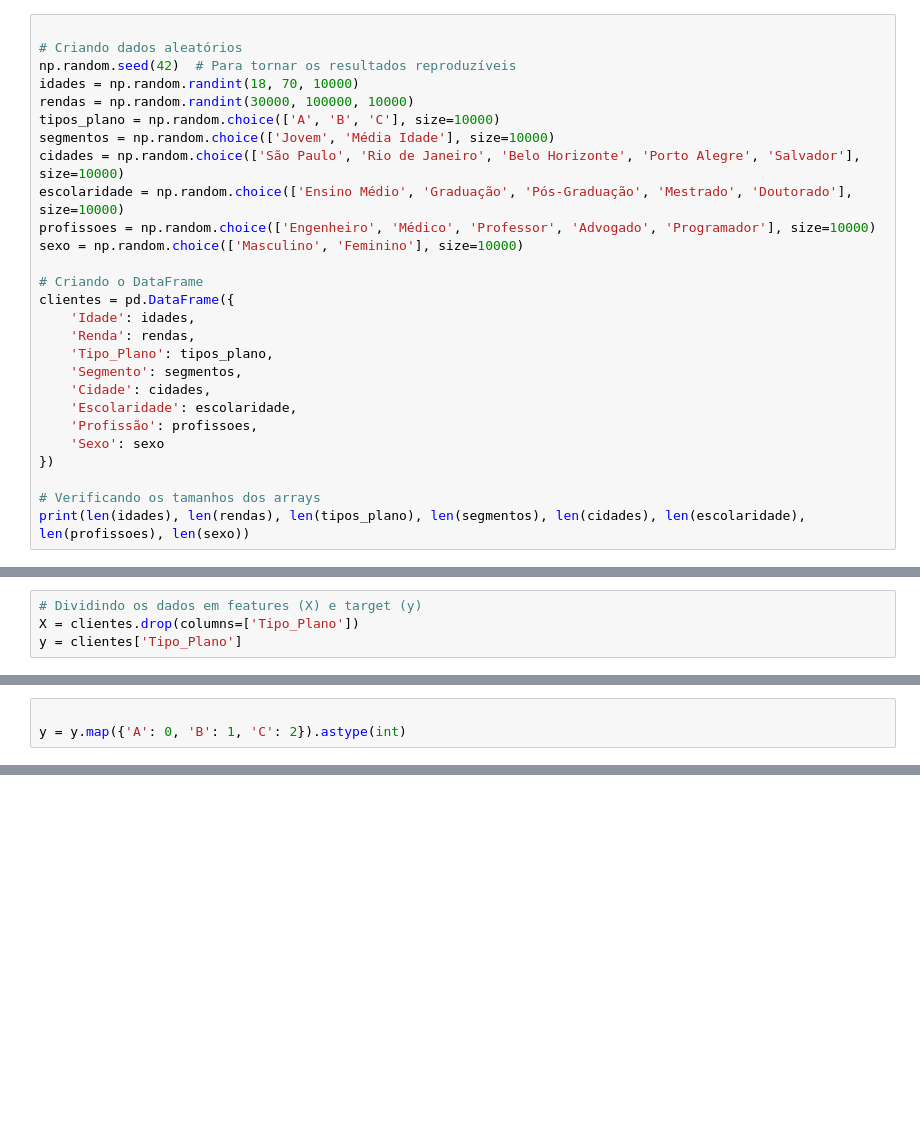
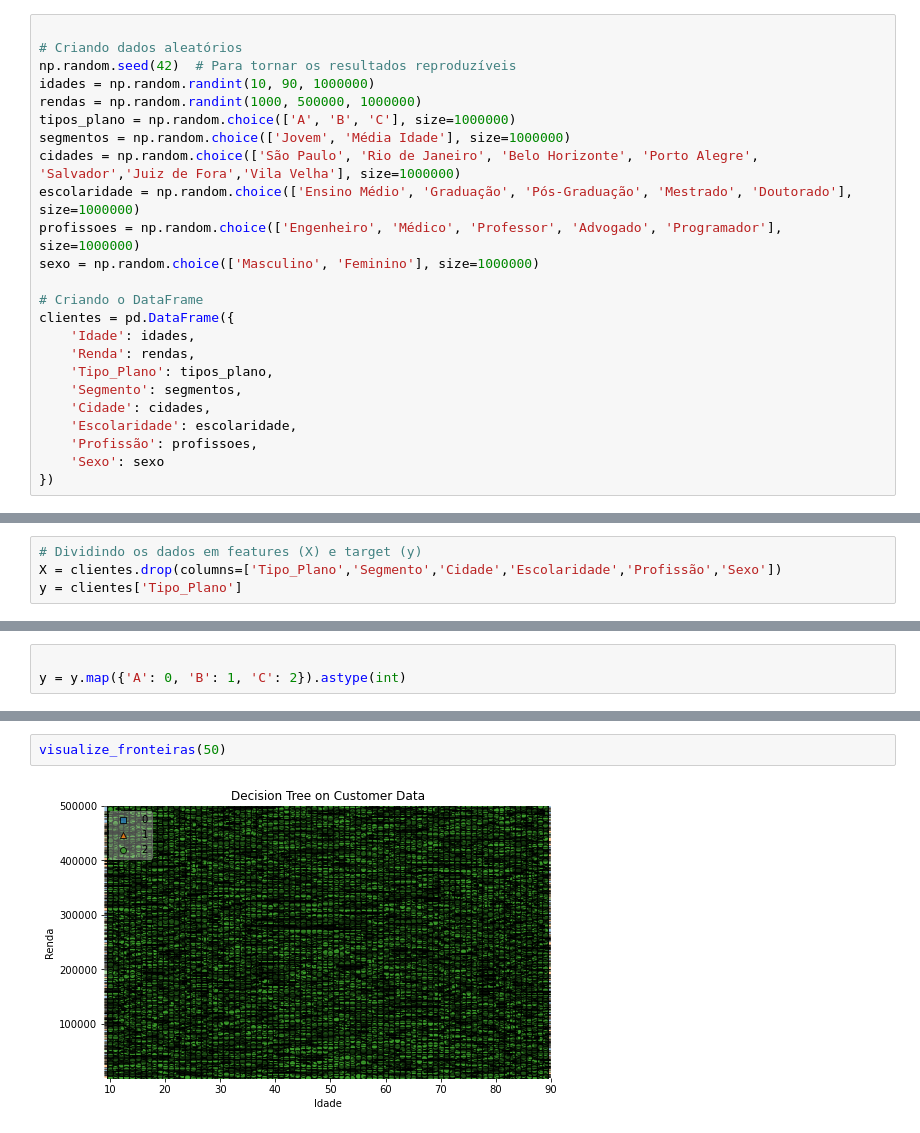
Before and after one commit to sergiourzedojunior/decisiontree, a Jupyter notebook: exemplo_clientes.ipynb, the cells around one changed output, grey strips where cells are left out. Drawn from its saved outputs; the diff is of its cells as text; blank space fills up the shorter version.

Commit message:
commit final do exemplo clientes

```diff
--- a/exemplo_clientes.ipynb
+++ b/exemplo_clientes.ipynb
@@ -18,14 +18,14 @@ import matplotlib.pyplot as plt
 
 # Criando dados aleatórios
 np.random.seed(42)  # Para tornar os resultados reproduzíveis
-idades = np.random.randint(18, 70, 10000)
-rendas = np.random.randint(30000, 100000, 10000)
-tipos_plano = np.random.choice(['A', 'B', 'C'], size=10000)
-segmentos = np.random.choice(['Jovem', 'Média Idade'], size=10000)
-cidades = np.random.choice(['São Paulo', 'Rio de Janeiro', 'Belo Horizonte', 'Porto Alegre', 'Salvador'], size=10000)
-escolaridade = np.random.choice(['Ensino Médio', 'Graduação', 'Pós-Graduação', 'Mestrado', 'Doutorado'], size=10000)
-profissoes = np.random.choice(['Engenheiro', 'Médico', 'Professor', 'Advogado', 'Programador'], size=10000)
-sexo = np.random.choice(['Masculino', 'Feminino'], size=10000)
+idades = np.random.randint(10, 90, 1000000)
+rendas = np.random.randint(1000, 500000, 1000000)
+tipos_plano = np.random.choice(['A', 'B', 'C'], size=1000000)
+segmentos = np.random.choice(['Jovem', 'Média Idade'], size=1000000)
+cidades = np.random.choice(['São Paulo', 'Rio de Janeiro', 'Belo Horizonte', 'Porto Alegre', 'Salvador','Juiz de Fora','Vila Velha'], size=1000000)
+escolaridade = np.random.choice(['Ensino Médio', 'Graduação', 'Pós-Graduação', 'Mestrado', 'Doutorado'], size=1000000)
+profissoes = np.random.choice(['Engenheiro', 'Médico', 'Professor', 'Advogado', 'Programador'], size=1000000)
+sexo = np.random.choice(['Masculino', 'Feminino'], size=1000000)
 
 # Criando o DataFrame
 clientes = pd.DataFrame({
@@ -38,6 +38,3 @@ clientes = pd.DataFrame({
     'Profissão': profissoes,
     'Sexo': sexo
 })
-
-# Verificando os tamanhos dos arrays
-print(len(idades), len(rendas), len(tipos_plano), len(segmentos), len(cidades), len(escolaridade), len(profissoes), len(sexo))
@@ -46,6 +74,6 @@ print(len(idades), len(rendas), len(tipos_plano), len(segmentos), len(cidades),
 # %%
 # Dividindo os dados em features (X) e target (y)
-X = clientes.drop(columns=['Tipo_Plano'])
+X = clientes.drop(columns=['Tipo_Plano','Segmento','Cidade','Escolaridade','Profissão','Sexo'])
 y = clientes['Tipo_Plano']
 # %%
 # Convertendo variáveis categóricas em numéricas
@@ -111,0 +183,4 @@ visualize_fronteiras(20)
+# %%
+visualize_fronteiras(50)
+# %% [output]
+[figure, added]
```
Also changed, not shown: parts of 14 cells of this notebook.
